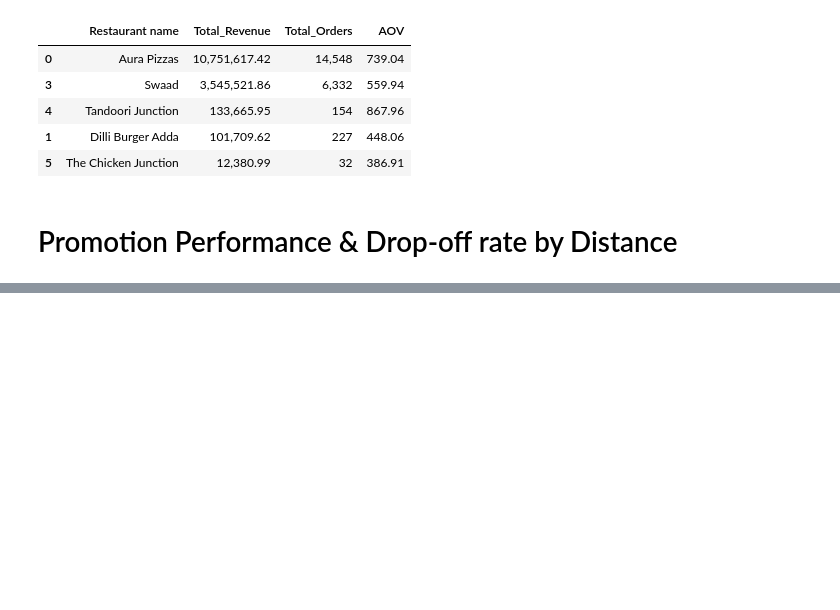
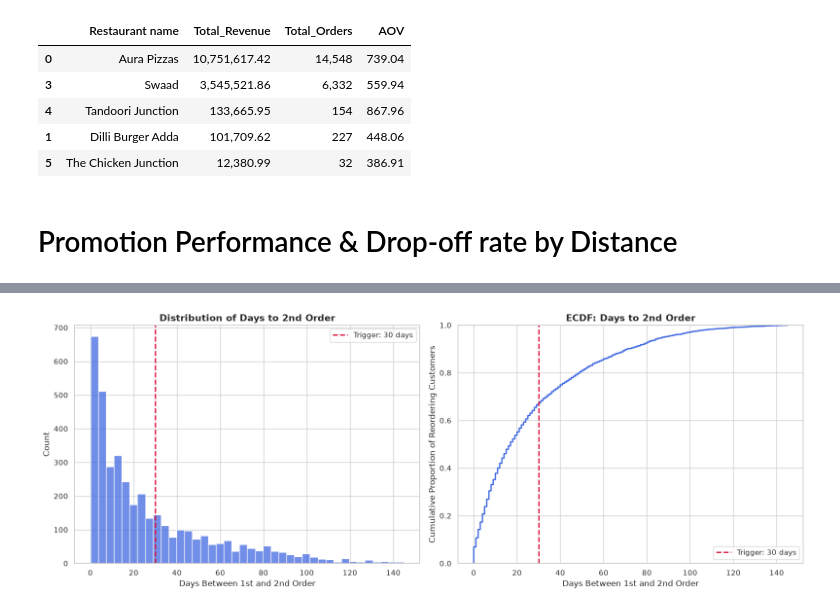
Before and after one commit to KanawatC/Food-Delivery, a Jupyter notebook: Food_Delivery.ipynb, the cells around one changed output, grey strips where cells are left out. Drawn from its saved outputs; the diff is of its cells as text; code cells hidden in the pictures; blank space fills up the shorter version.

```diff
--- a/Food_Delivery.ipynb
+++ b/Food_Delivery.ipynb
@@ -557,0 +640,19 @@ display(discount_impact.style.format({
+# %%
+# Trigger: operational point to reach out (between median 17d and P75 41d observed reorder gap)
+TRIGGER_DAYS = 30
+
+# Stall cutoff: classification threshold for "genuinely stalled" one-time customers.
+# 60 days is a reasonably conservative cutoff (most, though not all, organic reordering has
+# concluded by then); a stricter 90-day cutoff is checked below as a sensitivity check.
+STALL_CUTOFF_DAYS = 60
+
+reorder['days_since_first'] = (max_date - reorder['first_date']).dt.days
+onetime = reorder[reorder['second_date'].isna()].copy()
+
+eligible = onetime[onetime['days_since_first'] >= STALL_CUTOFF_DAYS].copy()
+
+print(f"Eligible stalled one-time customers (>= {STALL_CUTOFF_DAYS} days since first order): {len(eligible):,}")
+print(f"Total stalled first-order GMV: {eligible['first_value'].sum():,.2f}")
+
+strict = onetime[onetime['days_since_first'] >= 90]
+print(f"\nSensitivity check (>= 90 days): {len(strict):,} customers, GMV {strict['first_value'].sum():,.2f}")
@@ -557,0 +723,30 @@ display(discount_impact.style.format({
+# %%
+import matplotlib.pyplot as plt
+import seaborn as sns
+import warnings
+
+warnings.filterwarnings('ignore')
+plt.rcParams.update(plt.rcParamsDefault)
+sns.set_theme(style="whitegrid")
+
+fig, axes = plt.subplots(1, 2, figsize=(16, 6))
+
+reordered_gaps = reorder.dropna(subset=['second_date'])['gap_days']
+
+sns.histplot(reordered_gaps, bins=40, color='royalblue', ax=axes[0])
+axes[0].axvline(TRIGGER_DAYS, color='crimson', linestyle='--', linewidth=2, label=f'Trigger: {TRIGGER_DAYS} days')
+axes[0].set_title('Distribution of Days to 2nd Order', fontsize=14, fontweight='bold')
+axes[0].set_xlabel('Days Between 1st and 2nd Order')
+axes[0].legend()
+
+sns.ecdfplot(reordered_gaps, ax=axes[1], color='royalblue', linewidth=2)
+axes[1].axvline(TRIGGER_DAYS, color='crimson', linestyle='--', linewidth=2, label=f'Trigger: {TRIGGER_DAYS} days')
+axes[1].set_title('ECDF: Days to 2nd Order', fontsize=14, fontweight='bold')
+axes[1].set_xlabel('Days Between 1st and 2nd Order')
+axes[1].set_ylabel('Cumulative Proportion of Reordering Customers')
+axes[1].legend()
+
+plt.tight_layout()
+plt.show()
+# %% [output]
+[figure, added]
```
Also changed, not shown: parts of 9 cells of this notebook, 3 other files.
